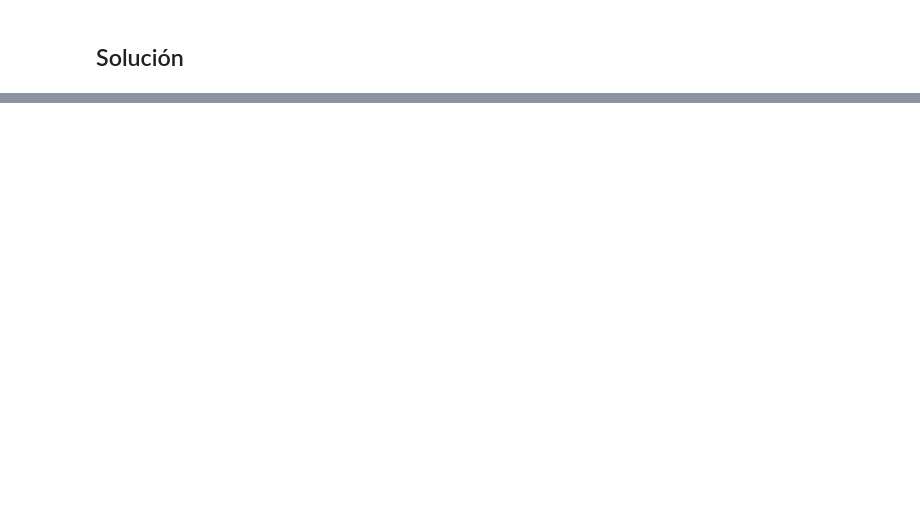
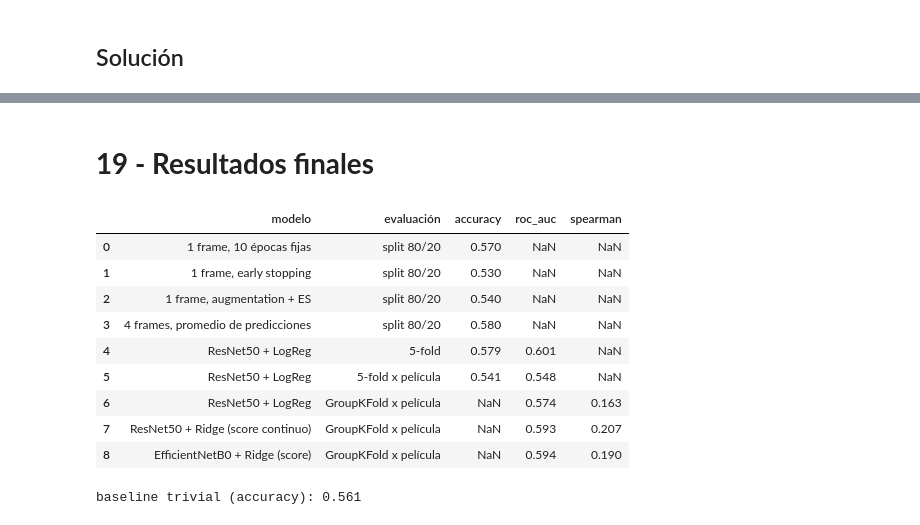
Before and after one commit to innoted-latam/tp2_dne_uba, a Jupyter notebook: tp2_dne_uba.ipynb, the cells around one changed output, grey strips where cells are left out. Cells and saved outputs as stored; diff of their text form; code cells hidden in the pictures; blank space fills up the shorter version.

```diff
--- a/tp2_dne_uba.ipynb
+++ b/tp2_dne_uba.ipynb
@@ -152,0 +697,15 @@ Total de entradas de datos con labels (tras la unión): 2640
+# %%
+from tensorflow.keras.applications.resnet50 import ResNet50, preprocess_input
+
+base = ResNet50(include_top=False, weights='imagenet',
+                input_shape=(224,224,3), pooling='avg')
+
+def load_for_embed(path):
+    img = tf.io.decode_jpeg(tf.io.read_file(path), channels=3)
+    img = tf.image.resize(img, [224,224])
+    return preprocess_input(img)
+
+ds = (tf.data.Dataset.from_tensor_slices(dataset_df['image_path'].tolist())
+      .map(load_for_embed).batch(64))
+emb = base.predict(ds, verbose=1)
+print(emb.shape)
@@ -152,0 +717,7 @@ Total de entradas de datos con labels (tras la unión): 2640
+# %%
+emb_df = pd.DataFrame(emb, index=dataset_df['sequence_name'])
+X_df = emb_df.groupby(level=0).mean()
+y_df = dataset_df.groupby('sequence_name')[['memorable', 'memorability_score']].first().loc[X_df.index]
+
+X, y = X_df.values, y_df['memorable'].values
+print(X.shape, y.shape, '| baseline:', round(max(y.mean(), 1 - y.mean()), 3))
@@ -152,0 +882,30 @@ Total de entradas de datos con labels (tras la unión): 2640
+# %% [markdown]
+# **19 - Resultados finales**
+# %%
+# 19: tabla final de resultados
+resultados = pd.DataFrame([
+    ('1 frame, 10 épocas fijas',          'split 80/20',        0.570,  None,  None),
+    ('1 frame, early stopping',           'split 80/20',        0.530,  None,  None),
+    ('1 frame, augmentation + ES',        'split 80/20',        0.540,  None,  None),
+    ('4 frames, promedio de predicciones','split 80/20',        0.580,  None,  None),
+    ('ResNet50 + LogReg',                 '5-fold',             0.579, 0.601,  None),
+    ('ResNet50 + LogReg',                 '5-fold x película',  0.541, 0.548,  None),
+    ('ResNet50 + LogReg',                 'GroupKFold x película', None, 0.574, 0.163),
+    ('ResNet50 + Ridge (score continuo)', 'GroupKFold x película', None, 0.593, 0.207),
+    ('EfficientNetB0 + Ridge (score)',    'GroupKFold x película', None, 0.594, 0.190),
+], columns=['modelo', 'evaluación', 'accuracy', 'roc_auc', 'spearman'])
+
+display(resultados)
+print('baseline trivial (accuracy):', round(max(y.mean(), 1 - y.mean()), 3))
+# %% [output]
+|  | modelo | evaluación | accuracy | roc_auc | spearman |
+| 0 | 1 frame, 10 épocas fijas | split 80/20 | 0.570 | NaN | NaN |
+| 1 | 1 frame, early stopping | split 80/20 | 0.530 | NaN | NaN |
+| 2 | 1 frame, augmentation + ES | split 80/20 | 0.540 | NaN | NaN |
+| 3 | 4 frames, promedio de predicciones | split 80/20 | 0.580 | NaN | NaN |
+| 4 | ResNet50 + LogReg | 5-fold | 0.579 | 0.601 | NaN |
+| 5 | ResNet50 + LogReg | 5-fold x película | 0.541 | 0.548 | NaN |
+| 6 | ResNet50 + LogReg | GroupKFold x película | NaN | 0.574 | 0.163 |
+| 7 | ResNet50 + Ridge (score continuo) | GroupKFold x película | NaN | 0.593 | 0.207 |
+| 8 | EfficientNetB0 + Ridge (score) | GroupKFold x película | NaN | 0.594 | 0.190 |
+baseline trivial (accuracy): 0.561
```
Also changed, not shown: parts of 78 cells of this notebook, 1 other file.
